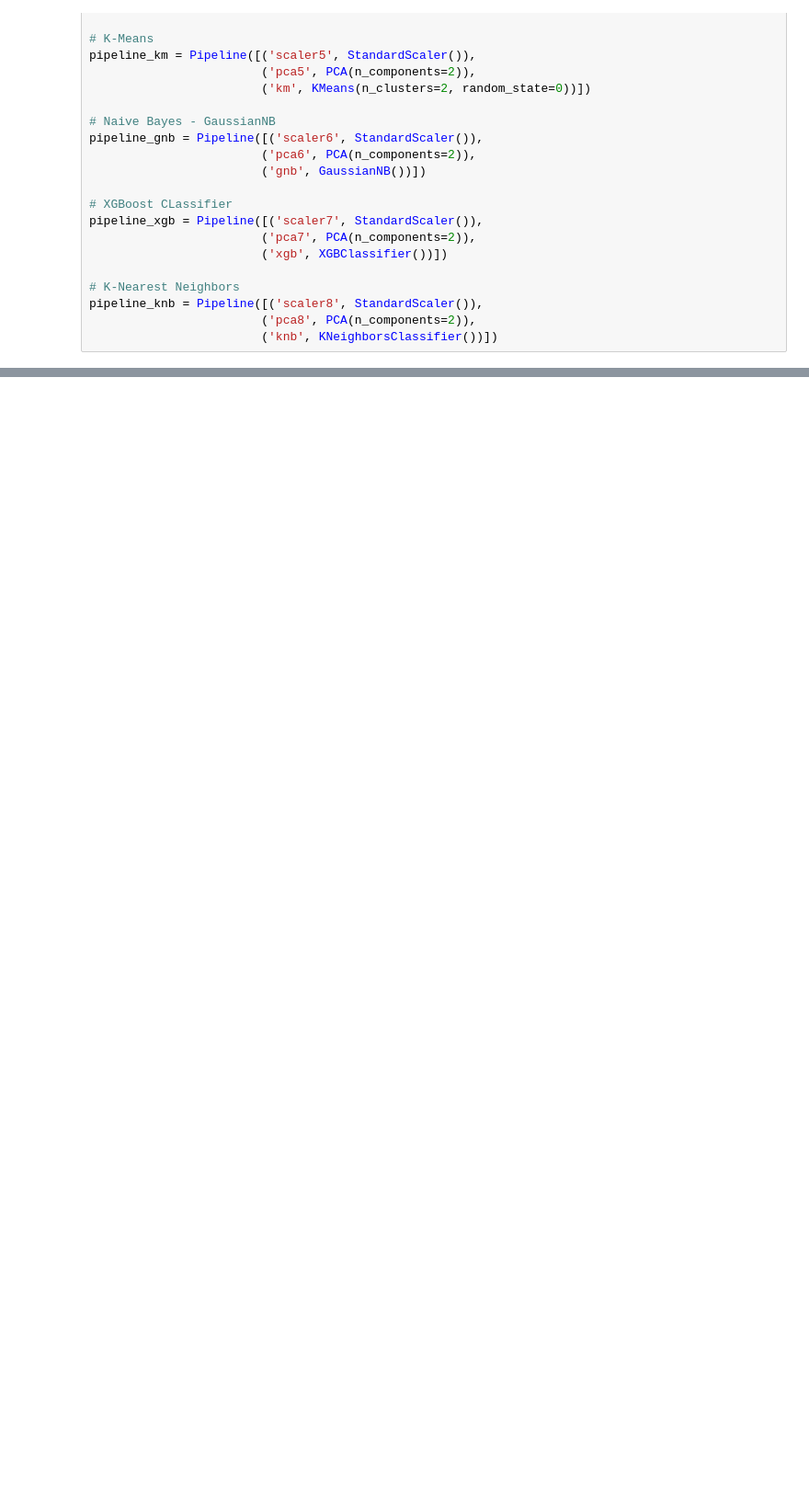
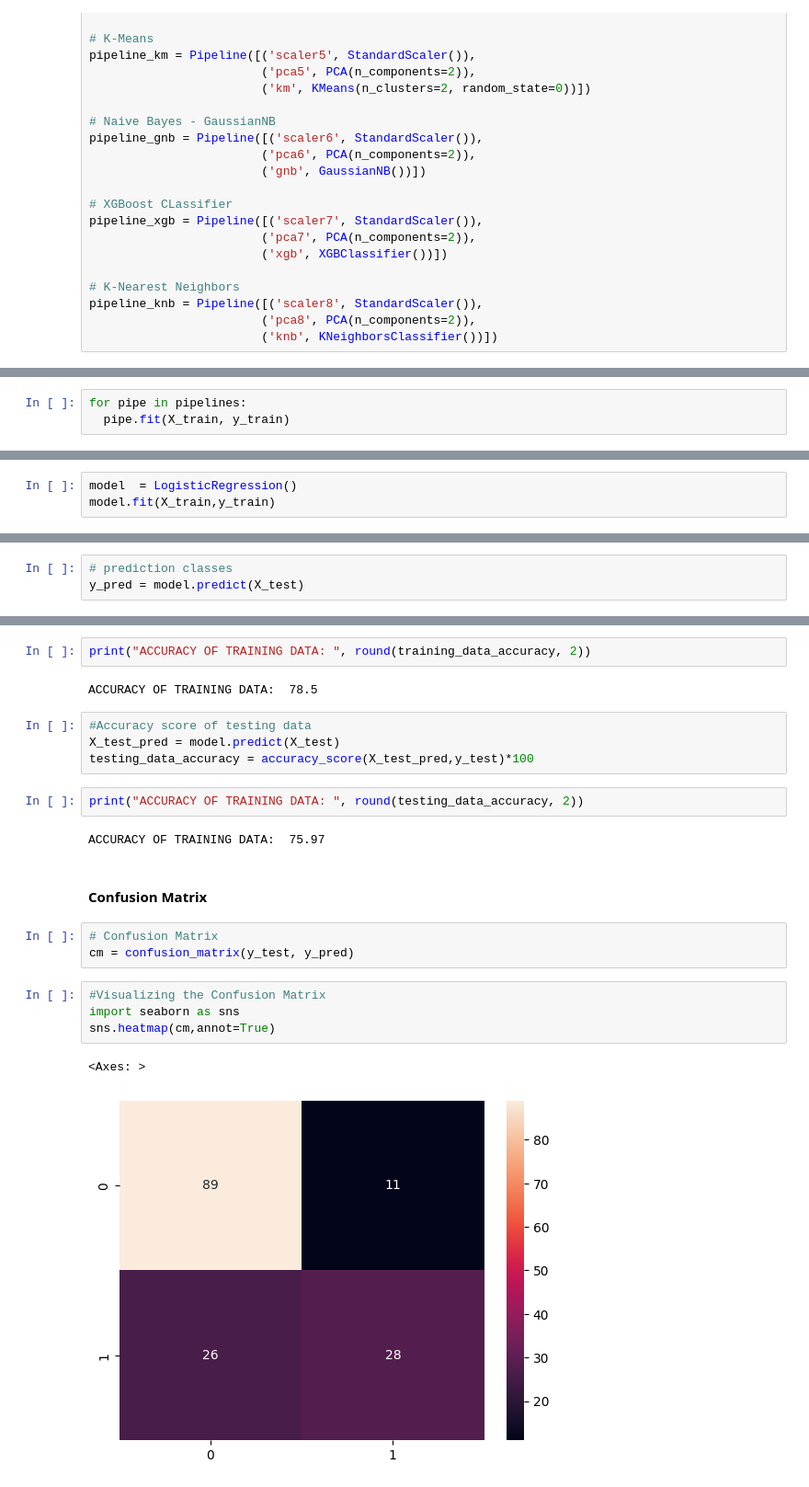
Before and after one commit to oluwafisayogamedev/Diabetes-ML-Project, a Jupyter notebook: Diabetes.ipynb, the cells around one changed output, grey strips where cells are left out. Shown at 92% size. Cells and saved outputs as stored; diff of their text form; blank space fills up the shorter version.

```diff
--- a/Diabetes.ipynb
+++ b/Diabetes.ipynb
@@ -208,0 +227,3 @@ pipeline_knb = Pipeline([('scaler8', StandardScaler()),
+# %%
+for pipe in pipelines:
+  pipe.fit(X_train, y_train)
@@ -208,0 +263,3 @@ pipeline_knb = Pipeline([('scaler8', StandardScaler()),
+# %%
+model  = LogisticRegression()
+model.fit(X_train,y_train)
@@ -208,0 +273,3 @@ pipeline_knb = Pipeline([('scaler8', StandardScaler()),
+# %%
+# prediction classes
+y_pred = model.predict(X_test)
@@ -208,0 +297,24 @@ pipeline_knb = Pipeline([('scaler8', StandardScaler()),
+# %%
+print("ACCURACY OF TRAINING DATA: ", round(training_data_accuracy, 2))
+# %% [output]
+ACCURACY OF TRAINING DATA:  78.5
+# %%
+#Accuracy score of testing data
+X_test_pred = model.predict(X_test)
+testing_data_accuracy = accuracy_score(X_test_pred,y_test)*100
+# %%
+print("ACCURACY OF TRAINING DATA: ", round(testing_data_accuracy, 2))
+# %% [output]
+ACCURACY OF TRAINING DATA:  75.97
+# %% [markdown]
+#### Confusion Matrix
+# %%
+# Confusion Matrix
+cm = confusion_matrix(y_test, y_pred)
+# %%
+#Visualizing the Confusion Matrix
+import seaborn as sns
+sns.heatmap(cm,annot=True)
+# %% [output]
+<Axes: >
+[figure, added]
```
Also changed, not shown: parts of 17 cells of this notebook.
